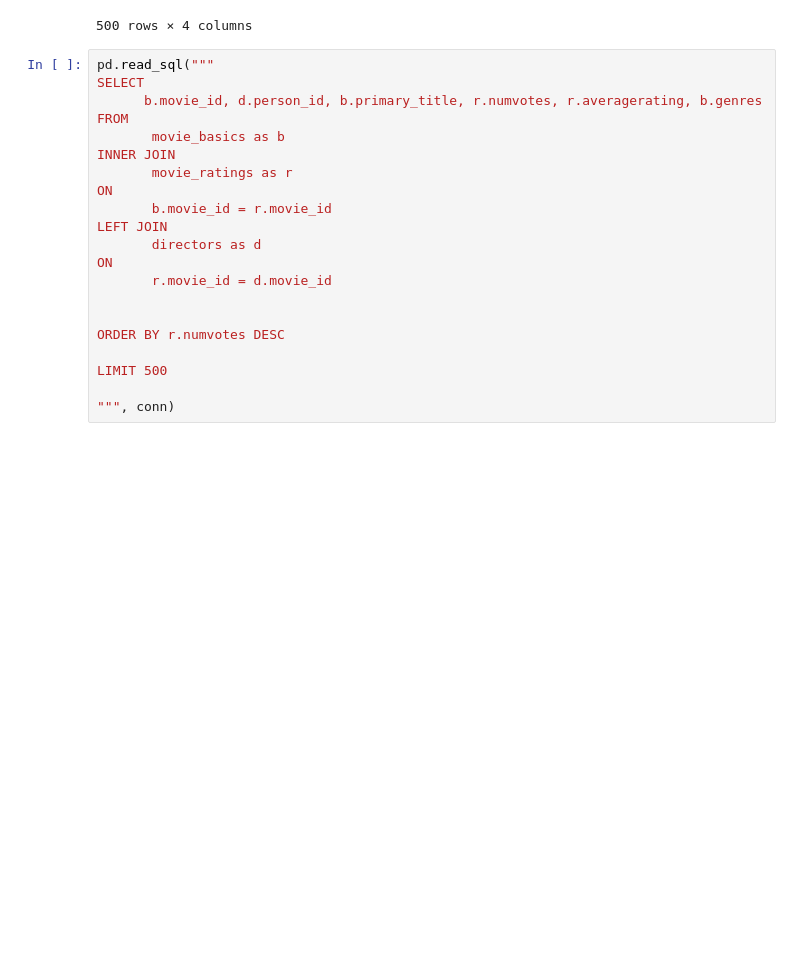
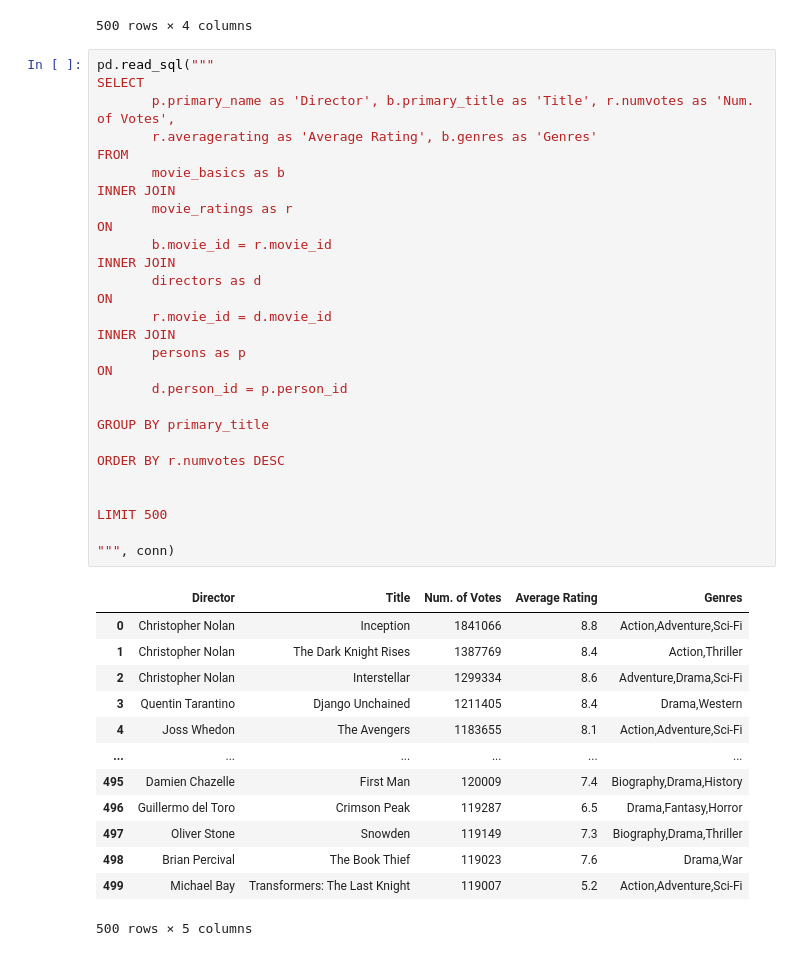
Before and after one commit to Limonada24/Capstone-Project-1, a Jupyter notebook: ReadSQL_first_review.ipynb, the cells around one changed output. Drawn from its saved outputs; the diff is of its cells as text; blank space fills up the shorter version.

Commit message:
first review of data!

```diff
--- a/ReadSQL_first_review.ipynb
+++ b/ReadSQL_first_review.ipynb
@@ -244,21 +244,42 @@ ORDER BY averagerating DESC;
 # %%
 pd.read_sql("""
 SELECT
-      b.movie_id, d.person_id, b.primary_title, r.numvotes, r.averagerating, b.genres
+       p.primary_name as 'Director', b.primary_title as 'Title', r.numvotes as 'Num. of Votes',
+       r.averagerating as 'Average Rating', b.genres as 'Genres'
 FROM
        movie_basics as b
 INNER JOIN
        movie_ratings as r
 ON
        b.movie_id = r.movie_id
-LEFT JOIN
+INNER JOIN
        directors as d
 ON
        r.movie_id = d.movie_id
+INNER JOIN
+       persons as p
+ON
+       d.person_id = p.person_id
 
+GROUP BY primary_title
 
 ORDER BY r.numvotes DESC
+
 
 LIMIT 500
 
 """, conn)
+# %% [output]
+|  | Director | Title | Num. of Votes | Average Rating | Genres |
+| 0 | Christopher Nolan | Inception | 1841066 | 8.8 | Action,Adventure,Sci-Fi |
+| 1 | Christopher Nolan | The Dark Knight Rises | 1387769 | 8.4 | Action,Thriller |
+| 2 | Christopher Nolan | Interstellar | 1299334 | 8.6 | Adventure,Drama,Sci-Fi |
+| 3 | Quentin Tarantino | Django Unchained | 1211405 | 8.4 | Drama,Western |
+| 4 | Joss Whedon | The Avengers | 1183655 | 8.1 | Action,Adventure,Sci-Fi |
+| ... | ... | ... | ... | ... | ... |
+| 495 | Damien Chazelle | First Man | 120009 | 7.4 | Biography,Drama,History |
+| 496 | Guillermo del Toro | Crimson Peak | 119287 | 6.5 | Drama,Fantasy,Horror |
+| 497 | Oliver Stone | Snowden | 119149 | 7.3 | Biography,Drama,Thriller |
+| 498 | Brian Percival | The Book Thief | 119023 | 7.6 | Drama,War |
+| 499 | Michael Bay | Transformers: The Last Knight | 119007 | 5.2 | Action,Adventure,Sci-Fi |
+500 rows × 5 columns
```
Also changed, not shown: parts of 1 cell of this notebook, 1 other file.
